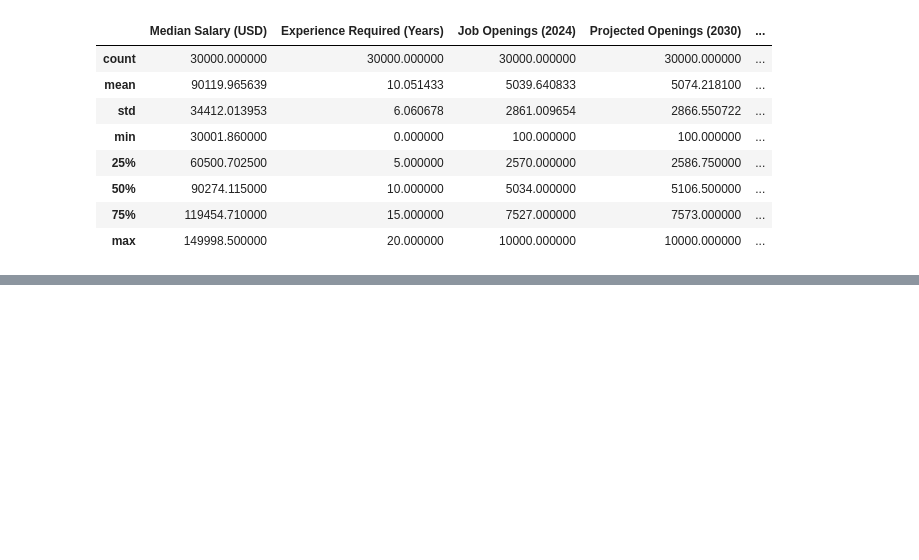
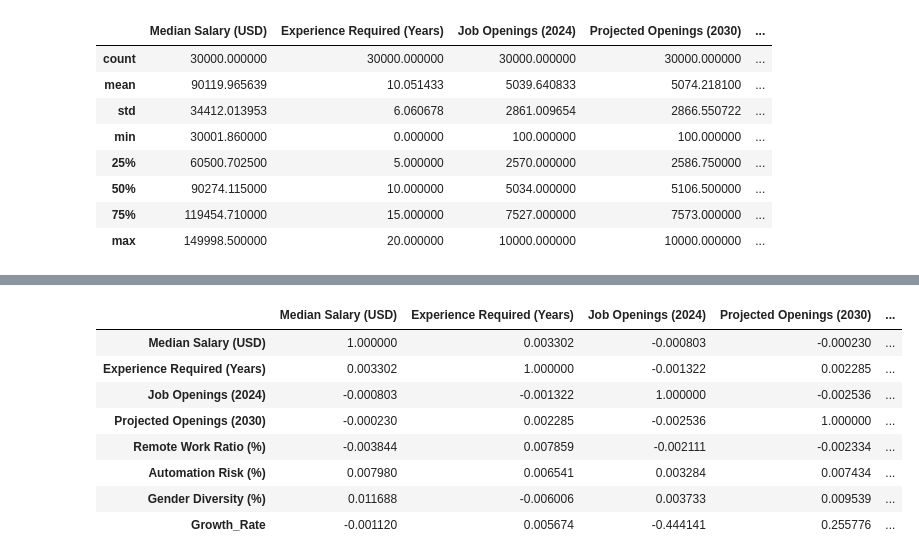
Before and after one commit to ArunK-ML/DA---AI-Impact-on-Job-Market-2024-2030----DataSet, a Jupyter notebook: DA_AI_Impact_on_Job.ipynb, the cells around one changed output, grey strips where cells are left out. Cells and saved outputs as stored; diff of their text form; code cells hidden in the pictures; blank space fills up the shorter version.

```diff
--- a/DA_AI_Impact_on_Job.ipynb
+++ b/DA_AI_Impact_on_Job.ipynb
@@ -110,0 +185,19 @@ df.describe()
+# %%
+# Calculate correlations for numeric columns only
+
+numeric_df = df.select_dtypes(include=['float64', 'int64'])
+correlation_matrix = numeric_df.corr()
+
+# Display the correlation matrix
+
+display(correlation_matrix)
+# %% [output]
+|  | Median Salary (USD) | Experience Required (Years) | Job Openings (2024) | Projected Openings (2030) | ... |
+| Median Salary (USD) | 1.000000 | 0.003302 | -0.000803 | -0.000230 | ... |
+| Experience Required (Years) | 0.003302 | 1.000000 | -0.001322 | 0.002285 | ... |
+| Job Openings (2024) | -0.000803 | -0.001322 | 1.000000 | -0.002536 | ... |
+| Projected Openings (2030) | -0.000230 | 0.002285 | -0.002536 | 1.000000 | ... |
+| Remote Work Ratio (%) | -0.003844 | 0.007859 | -0.002111 | -0.002334 | ... |
+| Automation Risk (%) | 0.007980 | 0.006541 | 0.003284 | 0.007434 | ... |
+| Gender Diversity (%) | 0.011688 | -0.006006 | 0.003733 | 0.009539 | ... |
+| Growth_Rate | -0.001120 | 0.005674 | -0.444141 | 0.255776 | ... |
```
Also changed, not shown: parts of 8 cells of this notebook.
